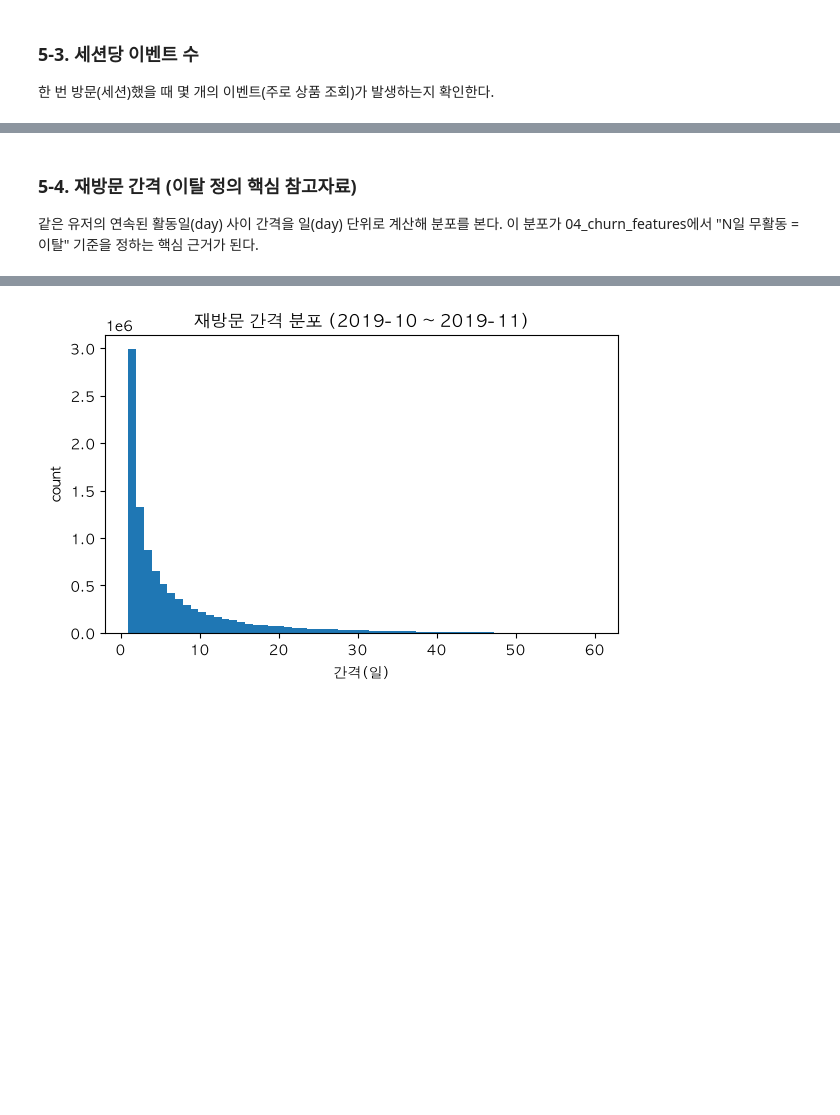
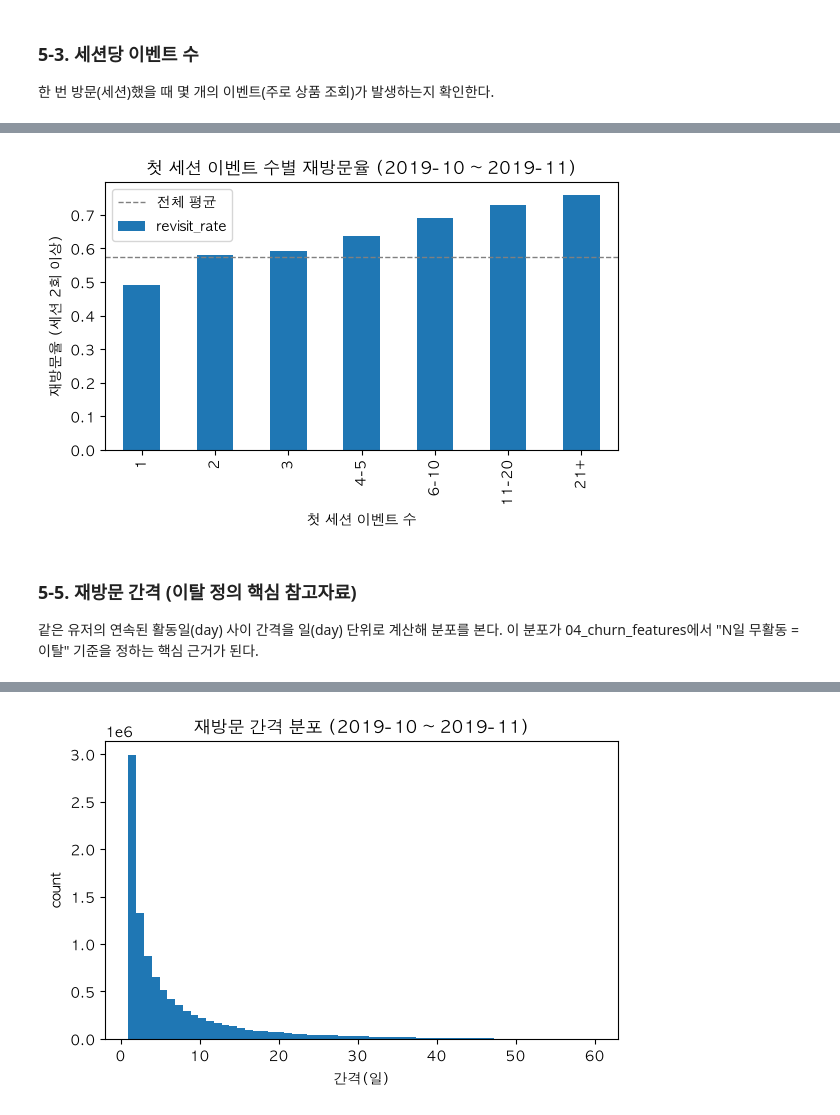
Before and after one commit to rlarbals1210/ecommerce-retention-analysis, a Jupyter notebook: notebooks/01_eda.ipynb, the cells around one changed output, grey strips where cells are left out. Drawn from its saved outputs; the diff is of its cells as text; code cells hidden in the pictures; blank space fills up the shorter version.

```diff
--- a/notebooks/01_eda.ipynb
+++ b/notebooks/01_eda.ipynb
@@ -197,0 +207,27 @@ dtype: float64
+# %%
+# 유저별 첫 세션 = 가장 이른 이벤트가 속한 세션
+first_event_idx = activity.groupby("user_id")["event_time"].idxmin()
+first_sessions = activity.loc[first_event_idx, ["user_id", "user_session"]]
+
+first_session_stats = pd.DataFrame({
+    "user_id": first_sessions["user_id"].to_numpy(),
+    "first_session_events": first_sessions["user_session"].map(events_per_session).to_numpy(),
+})
+first_session_stats["revisited"] = (
+    first_session_stats["user_id"].map(sessions_per_user).to_numpy() >= 2
+)
+
+depth_bucket = pd.cut(
+    first_session_stats["first_session_events"],
+    bins=[0, 1, 2, 3, 5, 10, 20, float("inf")],
+    labels=["1", "2", "3", "4-5", "6-10", "11-20", "21+"],
+)
+
+revisit_by_depth = first_session_stats.groupby(depth_bucket, observed=True).agg(
+    users=("user_id", "size"),
+    revisit_rate=("revisited", "mean"),
+)
+revisit_by_depth["users_share"] = revisit_by_depth["users"] / revisit_by_depth["users"].sum()
+
+print(f"전체 재방문율: {first_session_stats['revisited'].mean():.1%}")
+revisit_by_depth
@@ -198,5 +245,21 @@ dtype: float64
+# %%
+fig, ax = plt.subplots(figsize=(6, 4))
+revisit_by_depth["revisit_rate"].plot(kind="bar", ax=ax)
+ax.axhline(
+    first_session_stats["revisited"].mean(),
+    color="gray", linestyle="--", linewidth=1, label="전체 평균",
+)
+ax.set_title("첫 세션 이벤트 수별 재방문율 (2019-10 ~ 2019-11)")
+ax.set_xlabel("첫 세션 이벤트 수")
+ax.set_ylabel("재방문율 (세션 2회 이상)")
+ax.legend()
+plt.tight_layout()
+plt.savefig(config.FIGURES_DIR / "01_first_session_revisit_rate.png", dpi=150)
+plt.show()
+# %% [output]
+[figure, added]
 # %% [markdown]
-### 5-4. 재방문 간격 (이탈 정의 핵심 참고자료)
+### 5-5. 재방문 간격 (이탈 정의 핵심 참고자료)
 
 같은 유저의 연속된 활동일(day) 사이 간격을 일(day) 단위로 계산해 분포를 본다.
 이 분포가 04_churn_features에서 "N일 무활동 = 이탈" 기준을 정하는 핵심 근거가 된다.
```
Also changed, not shown: parts of 13 cells of this notebook, 6 other files.
